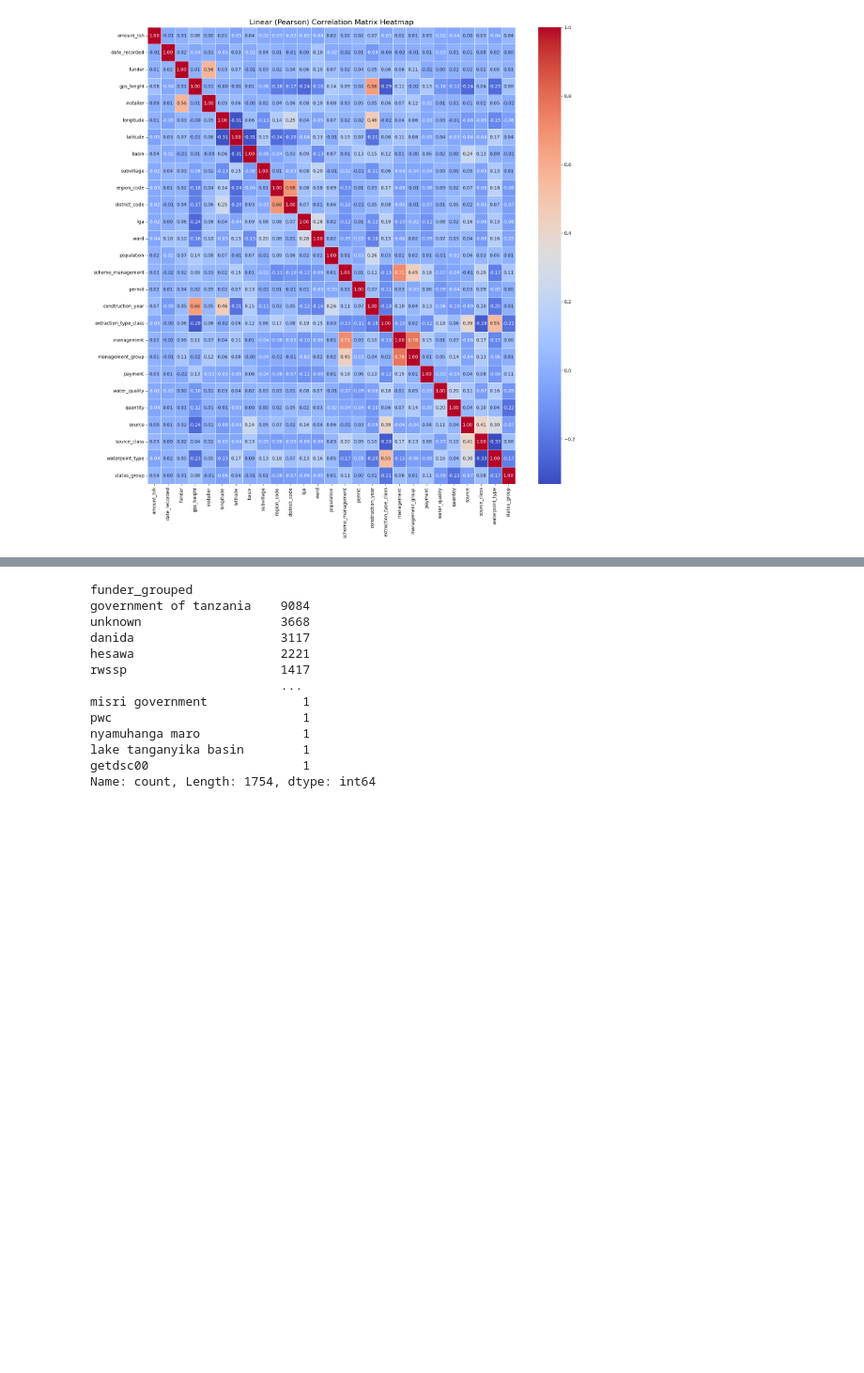
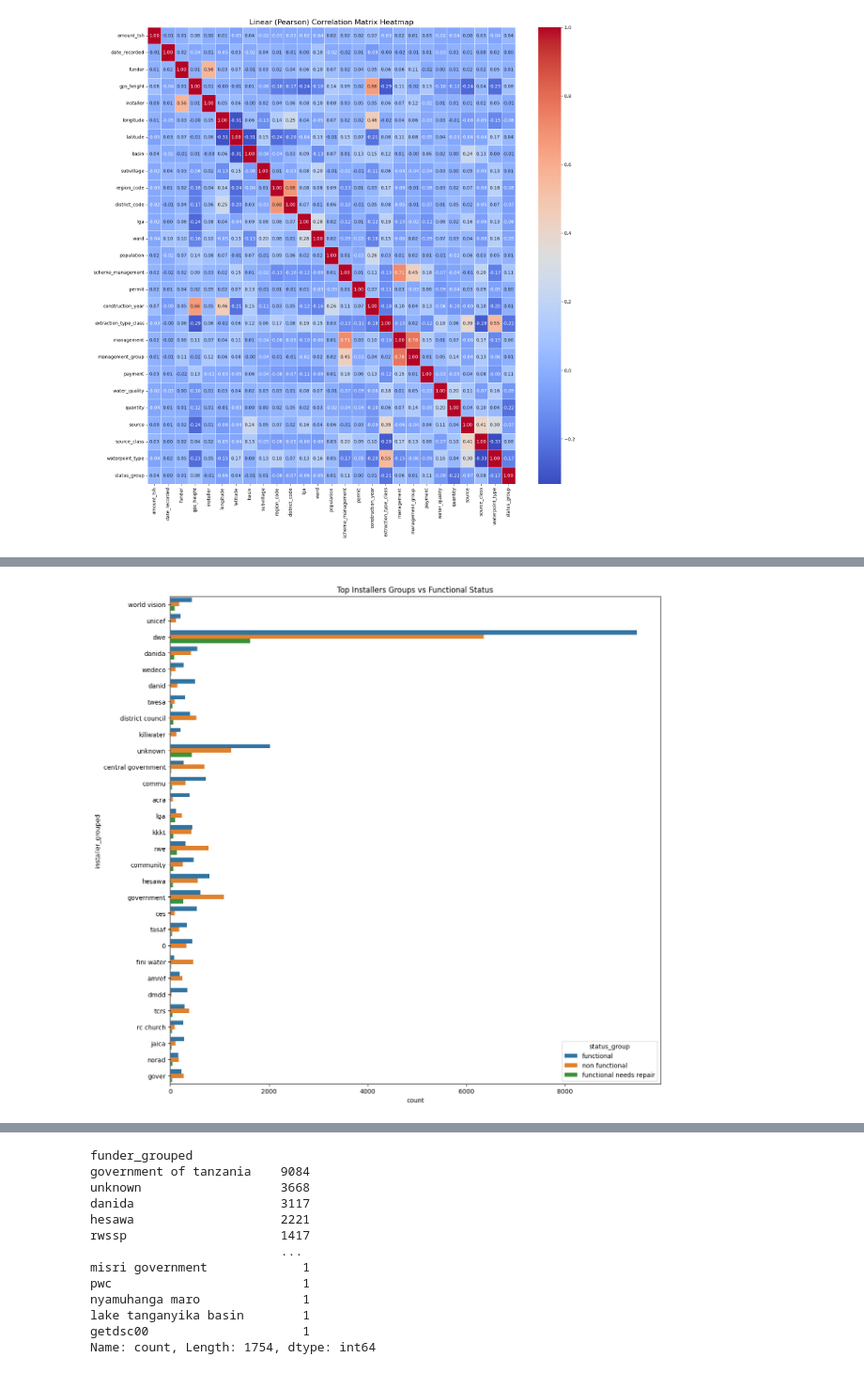
Before and after one commit to fsmariam/HydroLogic, a Jupyter notebook: notebooks/data_cleaned.ipynb, the cells around one changed output, grey strips where cells are left out. Shown at 94% size. Cells and saved outputs as stored; diff of their text form; code cells hidden in the pictures; blank space fills up the shorter version.

```diff
--- a/notebooks/data_cleaned.ipynb
+++ b/notebooks/data_cleaned.ipynb
@@ -168,0 +238,37 @@ plt.show()
+# %%
+from rapidfuzz import process, fuzz
+import re
+
+# Step 1: Clean basic text (lowercase, strip spaces)
+def clean_text(val):
+    val = str(val).lower().strip()
+    val = re.sub(r'[^a-z0-9\s]', '', val)  # remove punctuation
+    return val
+
+df['installer_clean'] = df['installer'].fillna("unknown").apply(clean_text)
+
+# Step 2: Get top funders by frequency
+top_installers = df['installer_clean'].value_counts().head(50).index.tolist()
+
+def match_installer(installer, top_installers):
+    result = process.extractOne(installer, top_installers, scorer=fuzz.ratio)
+    if result:
+        match = result[0]     # matched string
+        score = result[1]     # similarity score
+        if score >= 80:
+            return match
+    return installer  # fallback: return original
+
+
+df['installer_grouped'] = df['installer_clean'].apply(lambda x: match_installer(x, top_installers))
+# %%
+top_installers = df['installer_grouped'].value_counts().nlargest(30).index
+
+plt.figure(figsize=(14,14))
+sns.countplot(data=df[df['installer_grouped'].isin(top_installers)],
+              y='installer_grouped',
+              hue='status_group')
+plt.title('Top Installers Groups vs Functional Status')
+plt.show()
+# %% [output]
+[figure, added]
```
Also changed, not shown: parts of 37 cells of this notebook, 4 other files.
